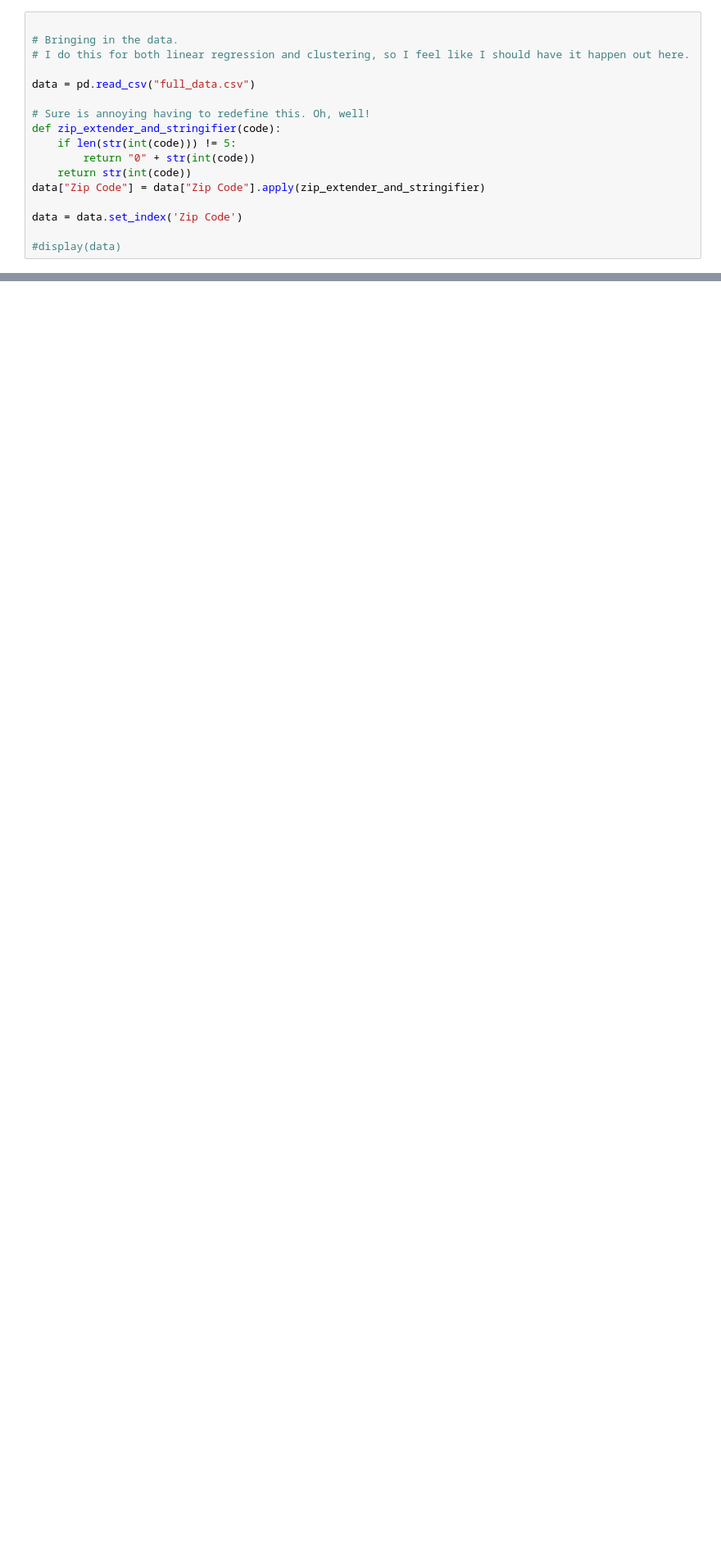
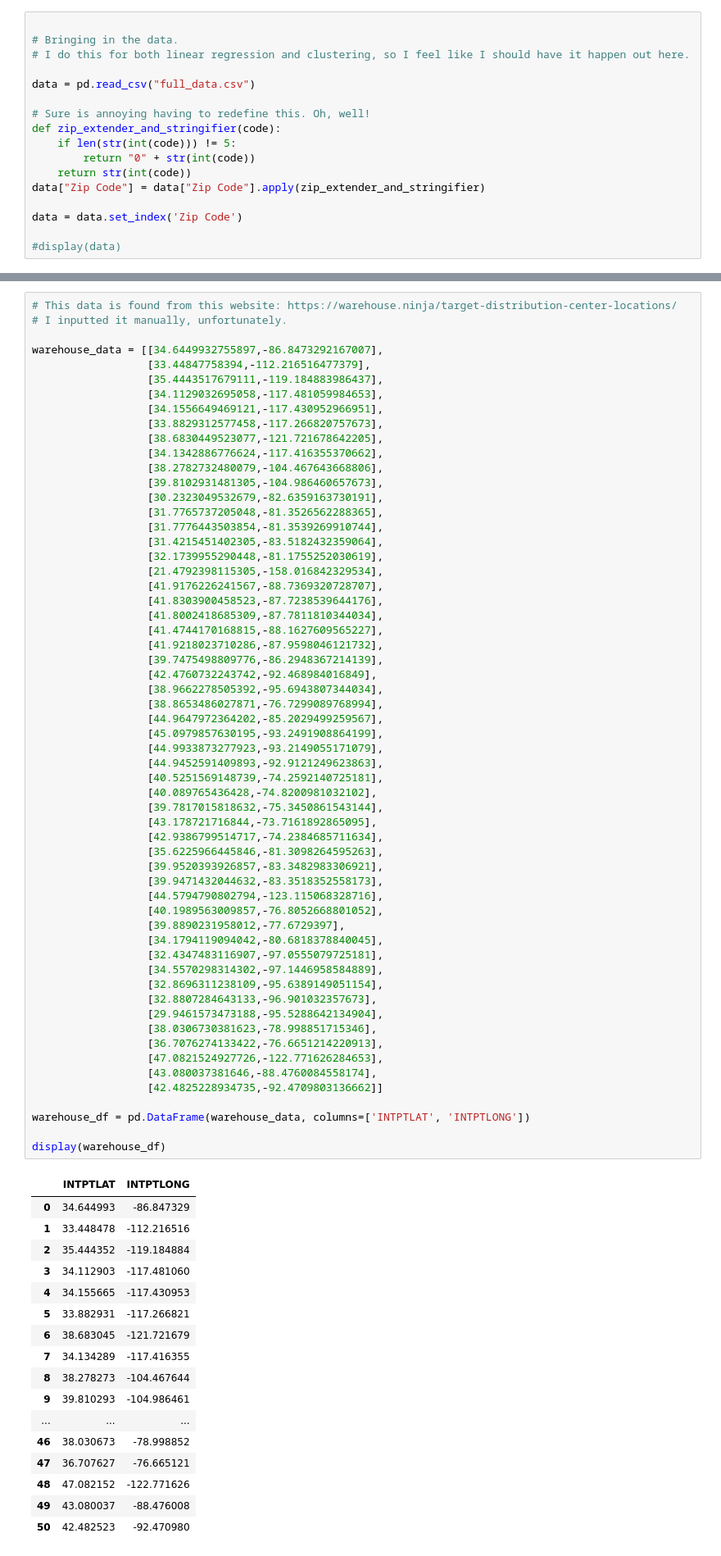
Before and after one commit to oliviapetronio/Data-400-Final-Project, a Jupyter notebook: Data Modeling.ipynb, the cells around one changed output, grey strips where cells are left out. Shown: that part at 82% size. Cells and saved outputs as stored; diff of their text form; blank space fills up the shorter version.

```diff
--- a/Data Modeling.ipynb
+++ b/Data Modeling.ipynb
@@ -154,0 +535,77 @@ done!
+# %%
+# This data is found from this website: https://warehouse.ninja/target-distribution-center-locations/
+# I inputted it manually, unfortunately.
+
+warehouse_data = [[34.6449932755897,-86.8473292167007],
+                  [33.44847758394,-112.216516477379],
+                  [35.4443517679111,-119.184883986437],
+                  [34.1129032695058,-117.481059984653],
+                  [34.1556649469121,-117.430952966951],
+                  [33.8829312577458,-117.266820757673],
+                  [38.6830449523077,-121.721678642205],
+                  [34.1342886776624,-117.416355370662],
+                  [38.2782732480079,-104.467643668806],
+                  [39.8102931481305,-104.986460657673],
+                  [30.2323049532679,-82.6359163730191],
+                  [31.7765737205048,-81.3526562288365],
+                  [31.7776443503854,-81.3539269910744],
+                  [31.4215451402305,-83.5182432359064],
+                  [32.1739955290448,-81.1755252030619],
+                  [21.4792398115305,-158.016842329534],
+                  [41.9176226241567,-88.7369320728707],
+                  [41.8303900458523,-87.7238539644176],
+                  [41.8002418685309,-87.7811810344034],
+                  [41.4744170168815,-88.1627609565227],
+                  [41.9218023710286,-87.9598046121732],
+                  [39.7475498809776,-86.2948367214139],
+                  [42.4760732243742,-92.468984016849],
+                  [38.9662278505392,-95.6943807344034],
+                  [38.8653486027871,-76.7299089768994],
+                  [44.9647972364202,-85.2029499259567],
+                  [45.0979857630195,-93.2491908864199],
+                  [44.9933873277923,-93.2149055171079],
+                  [44.9452591409893,-92.9121249623863],
+                  [40.5251569148739,-74.2592140725181],
+                  [40.089765436428,-74.8200981032102],
+                  [39.7817015818632,-75.3450861543144],
+                  [43.178721716844,-73.7161892865095],
+                  [42.9386799514717,-74.2384685711634],
+                  [35.6225966445846,-81.3098264595263],
+                  [39.9520393926857,-83.3482983306921],
+                  [39.9471432044632,-83.3518352558173],
+                  [44.5794790802794,-123.115068328716],
+                  [40.1989563009857,-76.8052668801052],
+                  [39.8890231958012,-77.6729397],
+                  [34.1794119094042,-80.6818378840045],
+                  [32.4347483116907,-97.0555079725181],
+                  [34.5570298314302,-97.1446958584889],
+                  [32.8696311238109,-95.6389149051154],
+                  [32.8807284643133,-96.901032357673],
+                  [29.9461573473188,-95.5288642134904],
+                  [38.0306730381623,-78.998851715346],
+                  [36.7076274133422,-76.6651214220913],
+                  [47.0821524927726,-122.771626284653],
+                  [43.080037381646,-88.4760084558174],
+                  [42.4825228934735,-92.4709803136662]]
+
+warehouse_df = pd.DataFrame(warehouse_data, columns=['INTPTLAT', 'INTPTLONG'])
+
+display(warehouse_df)
+# %% [output]
+|  | INTPTLAT | INTPTLONG |
+| 0 | 34.644993 | -86.847329 |
+| 1 | 33.448478 | -112.216516 |
+| 2 | 35.444352 | -119.184884 |
+| 3 | 34.112903 | -117.481060 |
+| 4 | 34.155665 | -117.430953 |
+| 5 | 33.882931 | -117.266821 |
+| 6 | 38.683045 | -121.721679 |
+| 7 | 34.134289 | -117.416355 |
+| 8 | 38.278273 | -104.467644 |
+| 9 | 39.810293 | -104.986461 |
+| ... | ... | ... |
+| 46 | 38.030673 | -78.998852 |
+| 47 | 36.707627 | -76.665121 |
+| 48 | 47.082152 | -122.771626 |
+| 49 | 43.080037 | -88.476008 |
+| 50 | 42.482523 | -92.470980 |
```
Also changed, not shown: parts of 4 cells of this notebook.
